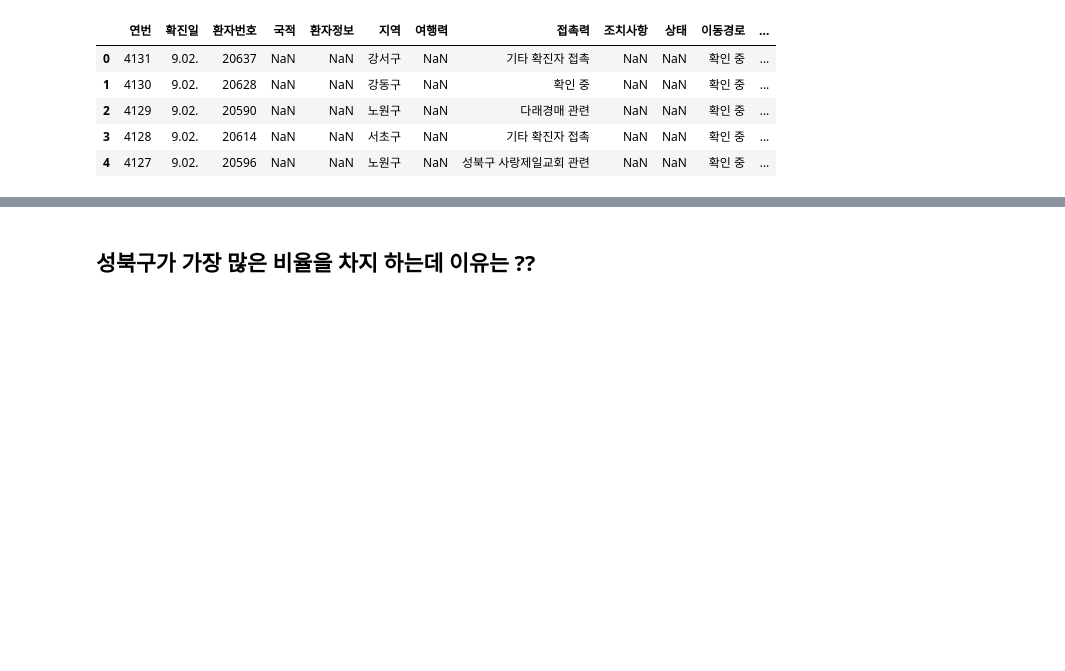
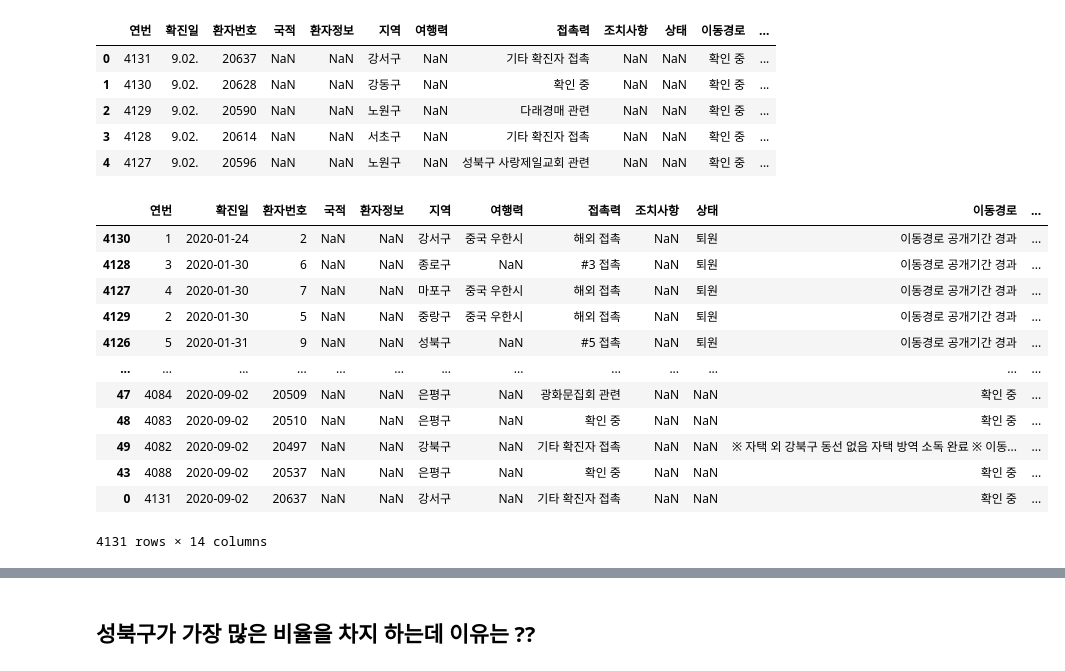
Before and after one commit to Lagom92/covid_visualize, a Jupyter notebook: note/01_jin_prac_covid19.ipynb, the cells around one changed output, grey strips where cells are left out. Saved outputs shown, nothing was run; the diff lists cells and outputs as text; code cells hidden in the pictures; blank space fills up the shorter version.

```diff
--- a/note/01_jin_prac_covid19.ipynb
+++ b/note/01_jin_prac_covid19.ipynb
@@ -33,3 +44,25 @@ df_seoul.head()
 | 2 | 4129 | 9.02. | 20590 | NaN | NaN | 노원구 | NaN | 다래경매 관련 | NaN | NaN | 확인 중 | ... |
 | 3 | 4128 | 9.02. | 20614 | NaN | NaN | 서초구 | NaN | 기타 확진자 접촉 | NaN | NaN | 확인 중 | ... |
 | 4 | 4127 | 9.02. | 20596 | NaN | NaN | 노원구 | NaN | 성북구 사랑제일교회 관련 | NaN | NaN | 확인 중 | ... |
+# %%
+# 확진일 포멧 변경
+df_seoul_01 = df_seoul.sort_values(by='확진일', ascending=True)
+df_seoul_01['확진일'] = df_seoul_01['확진일'].str.replace(pat='.', repl='-', regex=False)
+df_seoul_01['확진일'] = df_seoul_01['확진일']+'2020'
+df_seoul_01['확진일'] = pd.to_datetime(df_seoul_01['확진일']).apply(lambda x:x.strftime('%Y-%m-%d'))
+df_seoul_01 = df_seoul_01
+df_seoul_01
+# %% [output]
+|  | 연번 | 확진일 | 환자번호 | 국적 | 환자정보 | 지역 | 여행력 | 접촉력 | 조치사항 | 상태 | 이동경로 | ... |
+| 4130 | 1 | 2020-01-24 | 2 | NaN | NaN | 강서구 | 중국 우한시 | 해외 접촉 | NaN | 퇴원 | 이동경로 공개기간 경과 | ... |
+| 4128 | 3 | 2020-01-30 | 6 | NaN | NaN | 종로구 | NaN | #3 접촉 | NaN | 퇴원 | 이동경로 공개기간 경과 | ... |
+| 4127 | 4 | 2020-01-30 | 7 | NaN | NaN | 마포구 | 중국 우한시 | 해외 접촉 | NaN | 퇴원 | 이동경로 공개기간 경과 | ... |
+| 4129 | 2 | 2020-01-30 | 5 | NaN | NaN | 중랑구 | 중국 우한시 | 해외 접촉 | NaN | 퇴원 | 이동경로 공개기간 경과 | ... |
+| 4126 | 5 | 2020-01-31 | 9 | NaN | NaN | 성북구 | NaN | #5 접촉 | NaN | 퇴원 | 이동경로 공개기간 경과 | ... |
+| ... | ... | ... | ... | ... | ... | ... | ... | ... | ... | ... | ... | ... |
+| 47 | 4084 | 2020-09-02 | 20509 | NaN | NaN | 은평구 | NaN | 광화문집회 관련 | NaN | NaN | 확인 중 | ... |
+| 48 | 4083 | 2020-09-02 | 20510 | NaN | NaN | 은평구 | NaN | 확인 중 | NaN | NaN | 확인 중 | ... |
+| 49 | 4082 | 2020-09-02 | 20497 | NaN | NaN | 강북구 | NaN | 기타 확진자 접촉 | NaN | NaN | ※ 자택 외 강북구 동선 없음 자택 방역 소독 완료 ※ 이동... | ... |
+| 43 | 4088 | 2020-09-02 | 20537 | NaN | NaN | 은평구 | NaN | 확인 중 | NaN | NaN | 확인 중 | ... |
+| 0 | 4131 | 2020-09-02 | 20637 | NaN | NaN | 강서구 | NaN | 기타 확진자 접촉 | NaN | NaN | 확인 중 | ... |
+4131 rows × 14 columns
```
Also changed, not shown: parts of 8 cells of this notebook.
